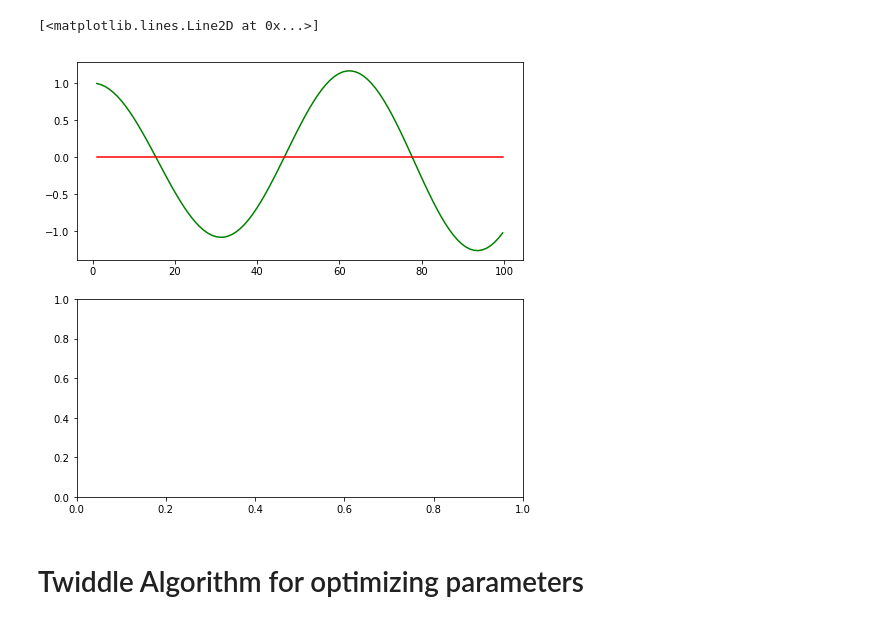
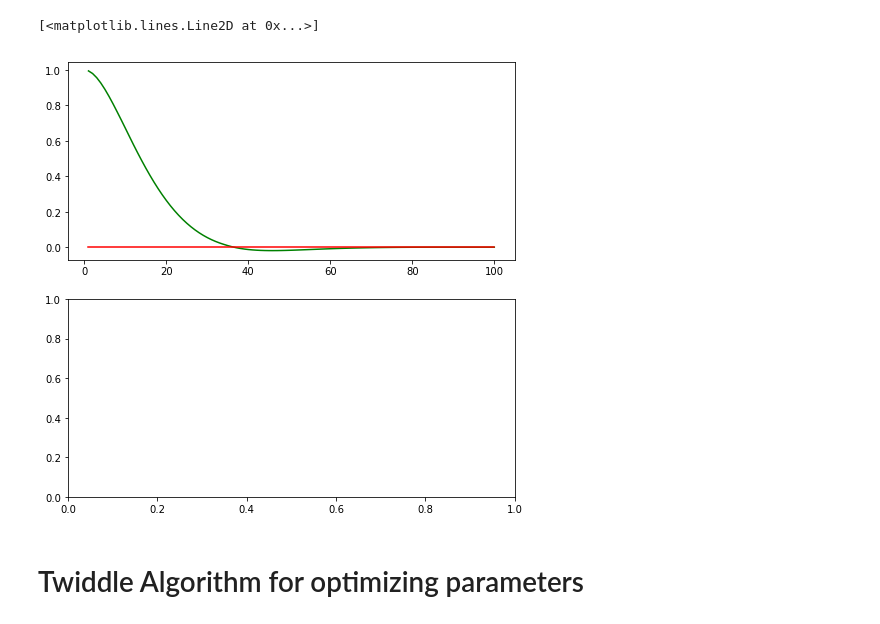
Before and after one commit to matthew-alexander/PID_Control, a Jupyter notebook: PID_controller_python .ipynb, the cells around one changed output. Drawn from its saved outputs; the diff is of its cells as text; code cells hidden in the pictures.

```diff
--- a/PID_controller_python .ipynb
+++ b/PID_controller_python .ipynb
@@ -115,35 +115,35 @@ def run_p(robot, tau, n=100, speed=1.0):
         x_trajectory.append(robot.x)
         y_trajectory.append(robot.y)
     return x_trajectory, y_trajectory
 
 robot = Robot()
 robot.set(0, 1, 0)
 
 def run(robot, tau_p, tau_d, tau_i, n=100, speed=1.0):
     x_trajectory = []
     y_trajectory = []
     prev_cte = robot.y
     int_cte = 0
     for i in range(n):
         cte = robot.y
         diff_cte = cte - prev_cte
         prev_cte = cte
         int_cte += cte
         steer = -tau_p * cte - tau_d * diff_cte - tau_i * int_cte
         robot.move(steer, speed)
         x_trajectory.append(robot.x)
         y_trajectory.append(robot.y)
     return x_trajectory, y_trajectory
 
-x_trajectory, y_trajectory = run(robot, 0.2, 0.002, .00)
+x_trajectory, y_trajectory = run(robot, 0.2, 3.0, .00)
 n = len(x_trajectory)
 
 fig, (ax1, ax2) = plt.subplots(2, 1, figsize=(8, 8))
 ax1.plot(x_trajectory, y_trajectory, 'g', label='PD controller')
 ax1.plot(x_trajectory, np.zeros(n), 'r', label='reference')
 # %% [output]
 [<matplotlib.lines.Line2D at 0x...>]
-[figure, old version]
+[figure, new version]
 # %% [markdown]
 # Twiddle Algorithm for optimizing parameters
 # %%
```
Also changed, not shown: 3 other files.
